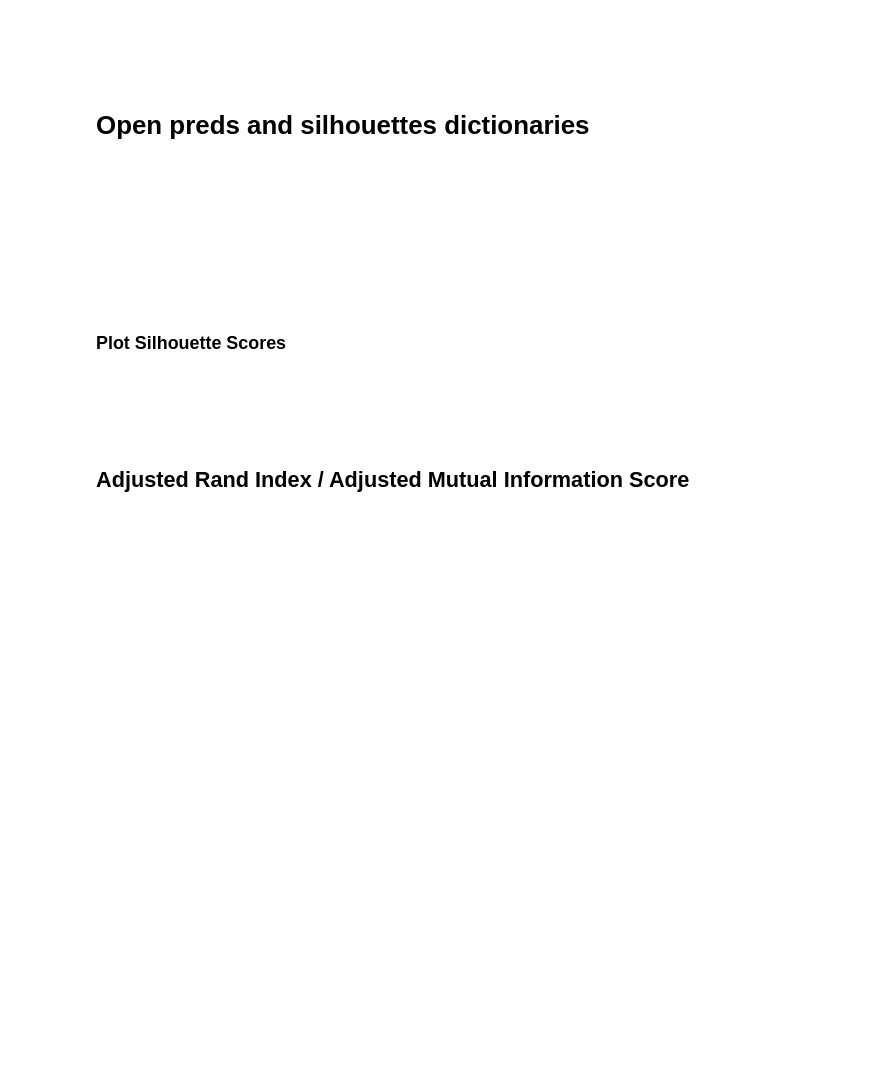
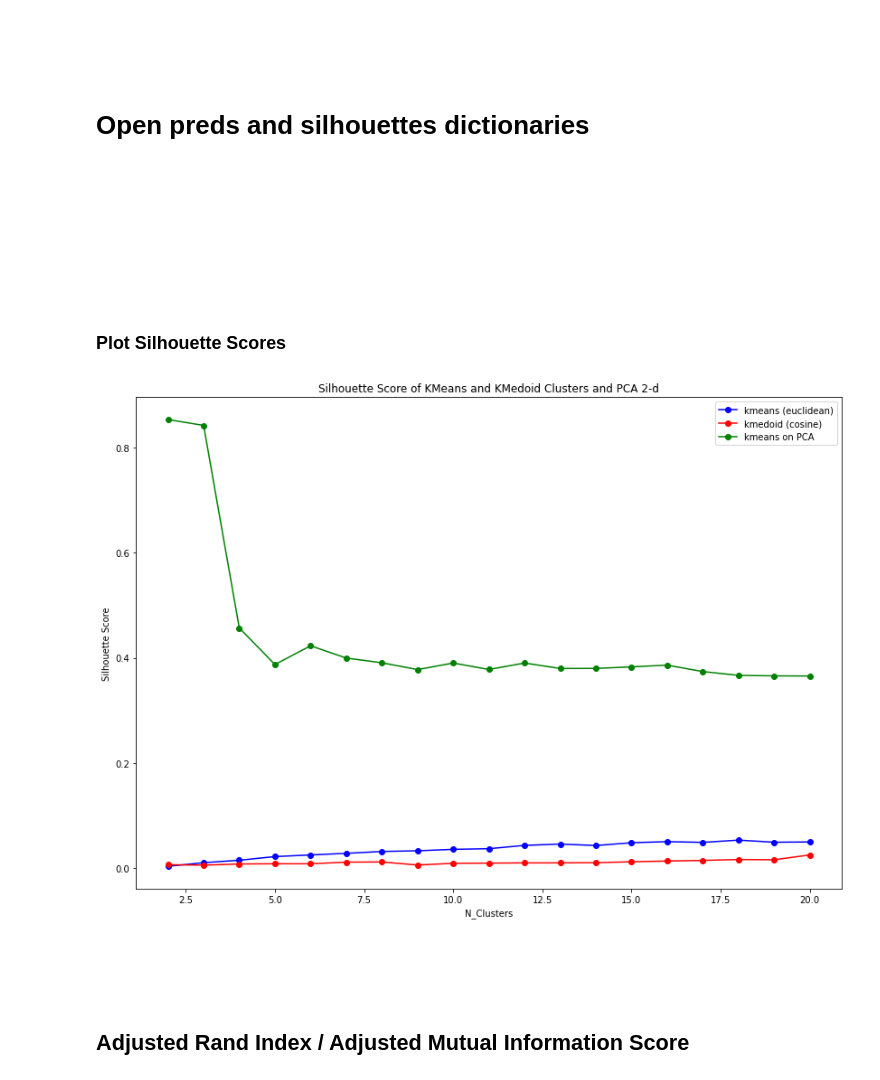
Before and after one commit to rskuzma/anti_vax_embeddings, a Jupyter notebook: src/JAN2021/2_clustering_silhouette_ARI_AMI.ipynb, the cells around one changed output. Saved outputs shown, nothing was run; the diff lists cells and outputs as text; code cells hidden in the pictures; blank space fills up the shorter version.

Commit message:
added kmeans of pca features

```diff
--- a/src/JAN2021/2_clustering_silhouette_ARI_AMI.ipynb
+++ b/src/JAN2021/2_clustering_silhouette_ARI_AMI.ipynb
@@ -194,7 +207,7 @@ print('7800 articles, all domains, 20k vocab\n')
 medoids_preds_dict = {}
 medoids_silhouettes_dict = {}
 
-n_clusters = range(2,16)
+n_clusters = range(2,21)
 for n_cluster in n_clusters:
     kmedoids = KMedoids(n_clusters=n_cluster, metric='cosine',
                     init='heuristic', max_iter=300, random_state=42).fit(tfidf_feat)
@@ -207,0 +244,18 @@ for n_cluster in n_clusters:
+# %%
+### PCA features
+print('KMeans of PCA Features')
+print('7800 articles, all domains, 20k vocab...\n')
+
+pca_kmeans_preds_dict = {}
+pca_kmeans_silhouettes_dict = {}
+
+n_clusters = range(2,21)
+for n_cluster in n_clusters:
+    kmeans = KMeans(n_clusters=n_cluster, random_state=42).fit(pca_feat)
+    preds = kmeans.predict(pca_feat)
+    silhouette = silhouette_score(pca_feat, preds)
+
+    pca_kmeans_preds_dict['k_means_' + str(n_cluster)] = preds
+    pca_kmeans_silhouettes_dict['k_means_' + str(n_cluster)] = silhouette
+
+    print("Silhouette score for {} clusters: {}".format(n_cluster,silhouette))
@@ -211,6 +283,8 @@ preds_dict_save_name = 'kmeans_preds_dict.pkl'
 silhouettes_dict_save_name = 'kmeans_silhouettes_dict.pkl'
 medoids_preds_dict_save_name = 'kmedoids_preds_dict.pkl'
 medoids_silhouettes_dict_save_name = 'kmedoids_silhouettes_dict.pkl'
+pca_kmeans_preds_dict_save_name = 'pca_kmeans_preds_dict.pkl'
+pca_kmeans_silhouettes_dict_save_name = 'pca_kmeans_silhouettes_dict.pkl'
 
 # KMeans
 with open(save_path + preds_dict_save_name, 'wb') as f:
@@ -225,6 +299,14 @@ with open(save_path + medoids_preds_dict_save_name, 'wb') as f:
 
 with open(save_path + medoids_silhouettes_dict_save_name, 'wb') as f:
     pickle.dump(medoids_silhouettes_dict, f)
+
+
+# PCA KMeans
+with open(save_path + pca_kmeans_preds_dict_save_name, 'wb') as f:
+    pickle.dump(pca_kmeans_preds_dict, f)
+
+with open(save_path + pca_kmeans_silhouettes_dict_save_name, 'wb') as f:
+    pickle.dump(pca_kmeans_silhouettes_dict, f)
 # %% [markdown]
 <br><br><br>
 # Open preds and silhouettes dictionaries
@@ -235,6 +317,8 @@ preds_dict_save_name = 'kmeans_preds_dict.pkl'
 silhouettes_dict_save_name = 'kmeans_silhouettes_dict.pkl'
 medoids_preds_dict_save_name = 'kmedoids_preds_dict.pkl'
 medoids_silhouettes_dict_save_name = 'kmedoids_silhouettes_dict.pkl'
+pca_kmeans_preds_dict_save_name = 'pca_kmeans_preds_dict.pkl'
+pca_kmeans_silhouettes_dict_save_name = 'pca_kmeans_silhouettes_dict.pkl'
 
 # KMeans
 with open(save_path + preds_dict_save_name, 'rb') as f:
@@ -249,18 +333,29 @@ with open(save_path + medoids_preds_dict_save_name, 'rb') as f:
 
 with open(save_path + medoids_silhouettes_dict_save_name, 'rb') as f:
     medoids_silhouettes_dict = pickle.load(f)
+
+# PCA KMeans
+with open(save_path + pca_kmeans_preds_dict_save_name, 'rb') as f:
+    pca_kmeans_preds_dict = pickle.load(f)
+
+with open(save_path + pca_kmeans_silhouettes_dict_save_name, 'rb') as f:
+    pca_kmeans_silhouettes_dict = pickle.load(f)
 # %% [markdown]
 <br><br><br>
 ### Plot Silhouette Scores
 # %%
 plt.figure(figsize=(14,10))
 plt.plot(n_clusters, silhouettes_dict.values(), 'bo-', label='kmeans (euclidean)')
 plt.plot(n_clusters, medoids_silhouettes_dict.values(), 'ro-', label='kmedoid (cosine)')
+plt.plot(n_clusters, pca_kmeans_silhouettes_dict.values(), 'go-', label='kmeans on PCA')
+
 plt.title('Silhouette Score of KMeans and KMedoid Clusters and PCA 2-d')
 plt.ylabel('Silhouette Score')
 plt.xlabel('N_Clusters')
 plt.legend()
 plt.show()
+# %% [output]
+[figure, added]
 # %% [markdown]
 <br><br><br>
 ## Adjusted Rand Index / Adjusted Mutual Information Score
```
Also changed, not shown: parts of 15 cells of this notebook.
